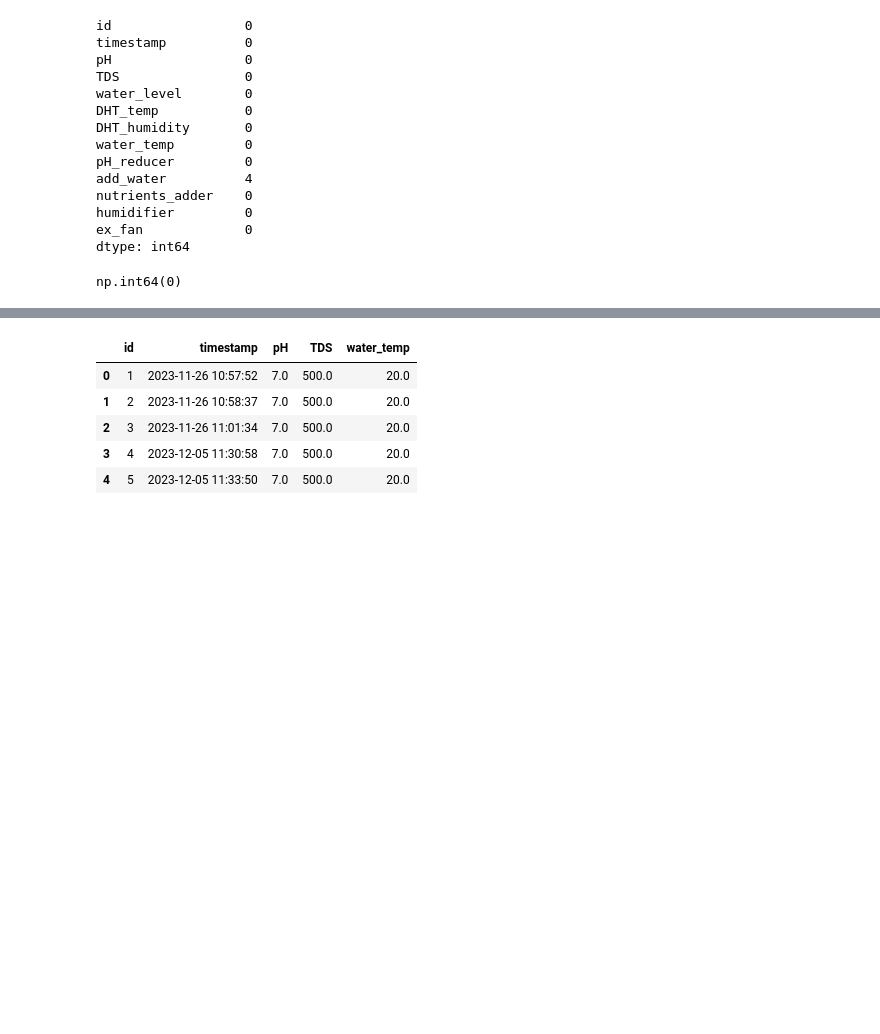
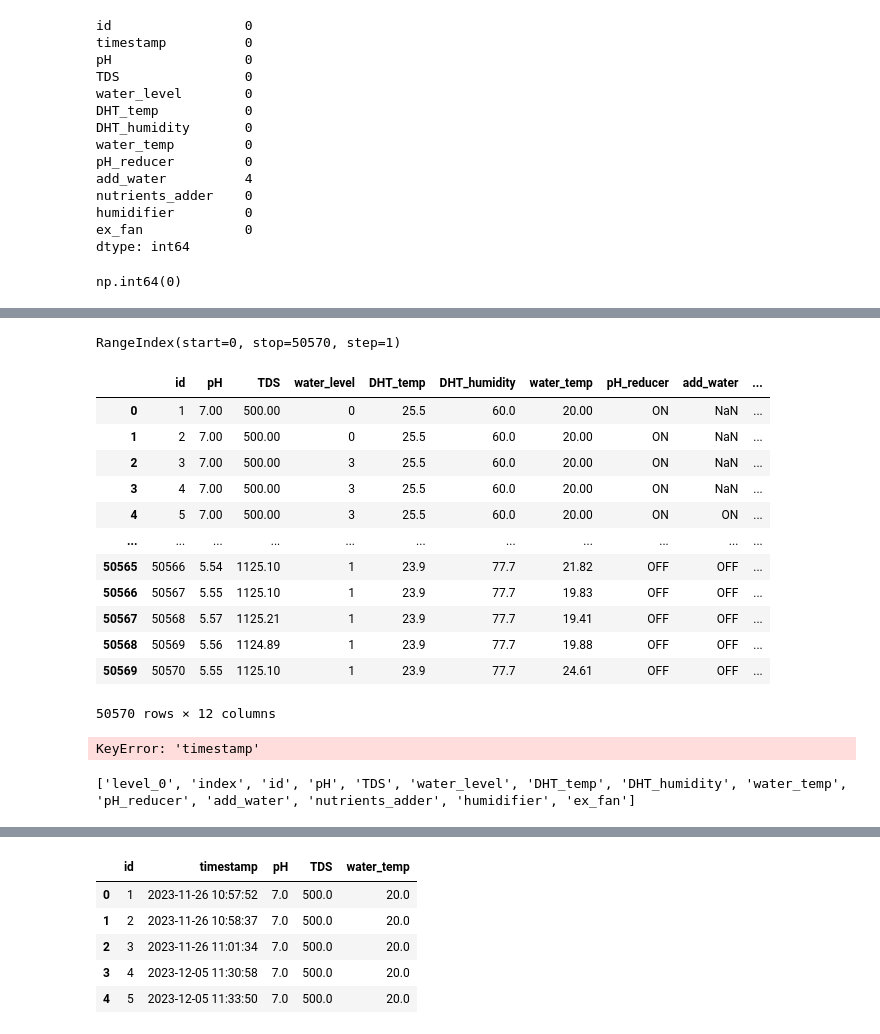
Before and after one commit to Nannpy/Dashboard-Project-BAISD68, a Jupyter notebook: data_cleansing.ipynb, the cells around one changed output, grey strips where cells are left out. Saved outputs shown, nothing was run; the diff lists cells and outputs as text; code cells hidden in the pictures; blank space fills up the shorter version.

```diff
--- a/data_cleansing.ipynb
+++ b/data_cleansing.ipynb
@@ -66,0 +102,32 @@ np.int64(0)
+# %%
+df.index
+# %% [output]
+RangeIndex(start=0, stop=50570, step=1)
+# %%
+df = df.sort_index()
+df
+# %% [output]
+|  | id | pH | TDS | water_level | DHT_temp | DHT_humidity | water_temp | pH_reducer | add_water | ... |
+| 0 | 1 | 7.00 | 500.00 | 0 | 25.5 | 60.0 | 20.00 | ON | NaN | ... |
+| 1 | 2 | 7.00 | 500.00 | 0 | 25.5 | 60.0 | 20.00 | ON | NaN | ... |
+| 2 | 3 | 7.00 | 500.00 | 3 | 25.5 | 60.0 | 20.00 | ON | NaN | ... |
+| 3 | 4 | 7.00 | 500.00 | 3 | 25.5 | 60.0 | 20.00 | ON | NaN | ... |
+| 4 | 5 | 7.00 | 500.00 | 3 | 25.5 | 60.0 | 20.00 | ON | ON | ... |
+| ... | ... | ... | ... | ... | ... | ... | ... | ... | ... | ... |
+| 50565 | 50566 | 5.54 | 1125.10 | 1 | 23.9 | 77.7 | 21.82 | OFF | OFF | ... |
+| 50566 | 50567 | 5.55 | 1125.10 | 1 | 23.9 | 77.7 | 19.83 | OFF | OFF | ... |
+| 50567 | 50568 | 5.57 | 1125.21 | 1 | 23.9 | 77.7 | 19.41 | OFF | OFF | ... |
+| 50568 | 50569 | 5.56 | 1124.89 | 1 | 23.9 | 77.7 | 19.88 | OFF | OFF | ... |
+| 50569 | 50570 | 5.55 | 1125.10 | 1 | 23.9 | 77.7 | 24.61 | OFF | OFF | ... |
+50570 rows × 12 columns
+# %%
+df = df.reset_index()  # timestamp กลับมาเป็น column
+df = df.sort_values('timestamp')
+df
+# %% [output]
+KeyError: 'timestamp'
+# %%
+df = df.reset_index()
+print(df.columns.tolist())  # ดูว่า column ชื่ออะไร
+# %% [output]
+['level_0', 'index', 'id', 'pH', 'TDS', 'water_level', 'DHT_temp', 'DHT_humidity', 'water_temp', 'pH_reducer', 'add_water', 'nutrients_adder', 'humidifier', 'ex_fan']
```
Also changed, not shown: parts of 22 cells of this notebook, 53 other files.
